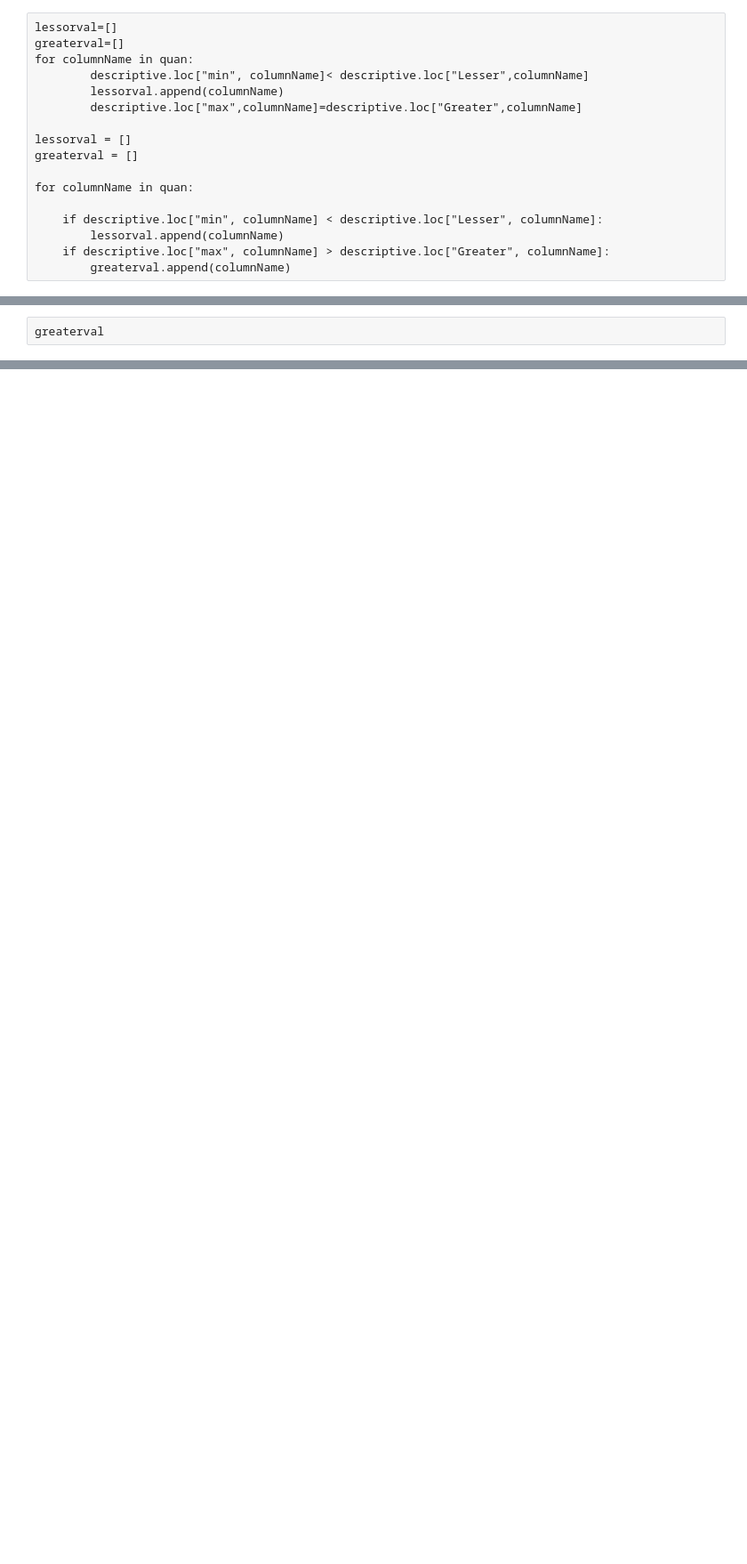
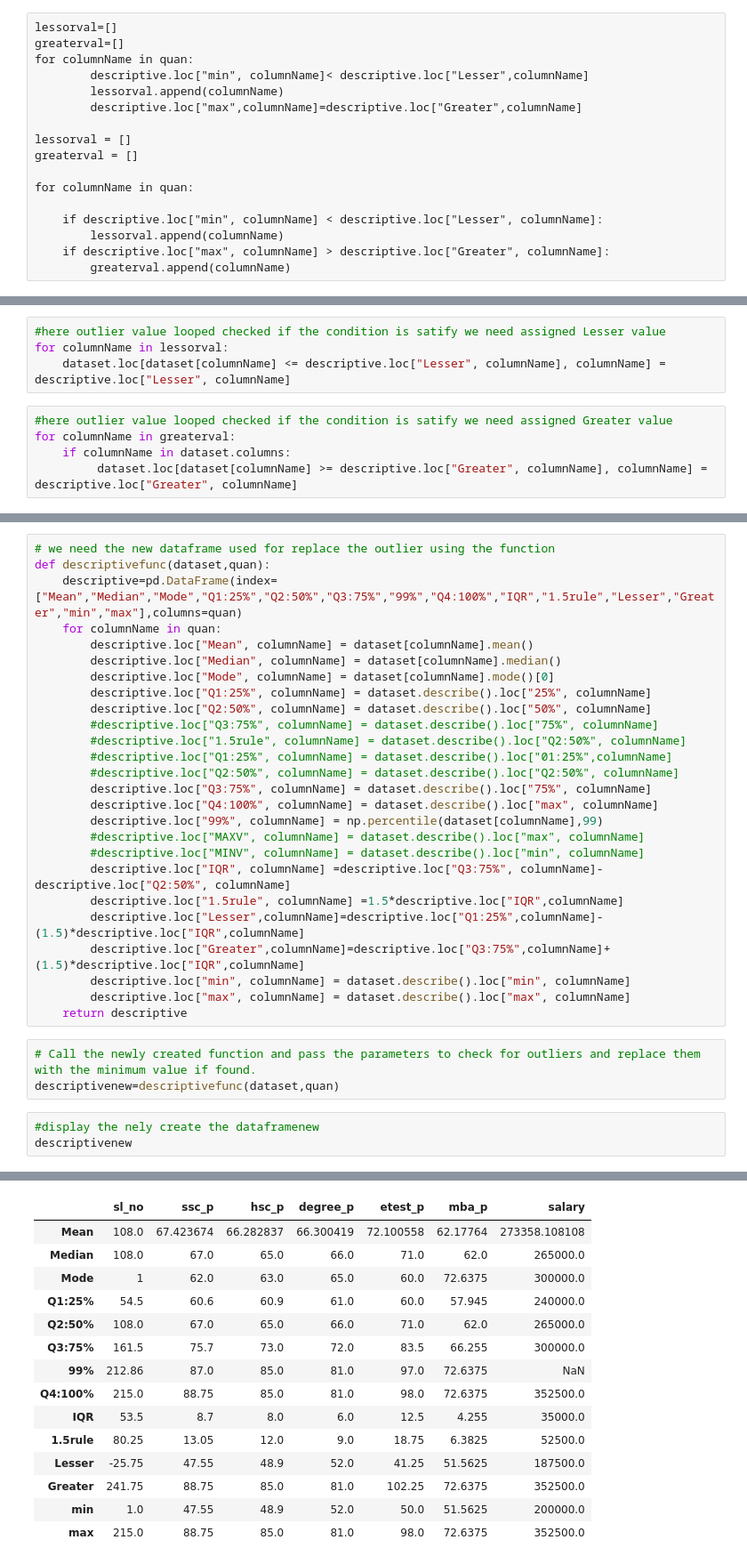
Before and after one commit to madhucarreier/Finding-outlier, a Jupyter notebook: Finding_outlier.ipynb, the cells around one changed output, grey strips where cells are left out. Shown at 89% size. Cells and saved outputs as stored; diff of their text form; blank space fills up the shorter version.

```diff
--- a/Finding_outlier.ipynb
+++ b/Finding_outlier.ipynb
@@ -421,0 +443,9 @@ dataset
+# %%
+#here outlier value looped checked if the condition is satify we need assigned Lesser value
+for columnName in lessorval:
+    dataset.loc[dataset[columnName] <= descriptive.loc["Lesser", columnName], columnName] = descriptive.loc["Lesser", columnName]
+# %%
+#here outlier value looped checked if the condition is satify we need assigned Greater value
+for columnName in greaterval:
+    if columnName in dataset.columns:
+         dataset.loc[dataset[columnName] >= descriptive.loc["Greater", columnName], columnName] = descriptive.loc["Greater", columnName]
@@ -422,3 +477,33 @@ dataset
+# %%
+# we need the new dataframe used for replace the outlier using the function
+def descriptivefunc(dataset,quan):
+    descriptive=pd.DataFrame(index=["Mean","Median","Mode","Q1:25%","Q2:50%","Q3:75%","99%","Q4:100%","IQR","1.5rule","Lesser","Greater","min","max"],columns=quan)
+    for columnName in quan:
+        descriptive.loc["Mean", columnName] = dataset[columnName].mean()
+        descriptive.loc["Median", columnName] = dataset[columnName].median()
+        descriptive.loc["Mode", columnName] = dataset[columnName].mode()[0]
+        descriptive.loc["Q1:25%", columnName] = dataset.describe().loc["25%", columnName]
+        descriptive.loc["Q2:50%", columnName] = dataset.describe().loc["50%", columnName]
+        #descriptive.loc["Q3:75%", columnName] = dataset.describe().loc["75%", columnName]
+        #descriptive.loc["1.5rule", columnName] = dataset.describe().loc["Q2:50%", columnName]
+        #descriptive.loc["Q1:25%", columnName] = dataset.describe().loc["01:25%",columnName]
+        #descriptive.loc["Q2:50%", columnName] = dataset.describe().loc["Q2:50%", columnName]
+        descriptive.loc["Q3:75%", columnName] = dataset.describe().loc["75%", columnName]
+        descriptive.loc["Q4:100%", columnName] = dataset.describe().loc["max", columnName]
+        descriptive.loc["99%", columnName] = np.percentile(dataset[columnName],99)
+        #descriptive.loc["MAXV", columnName] = dataset.describe().loc["max", columnName]
+        #descriptive.loc["MINV", columnName] = dataset.describe().loc["min", columnName]
+        descriptive.loc["IQR", columnName] =descriptive.loc["Q3:75%", columnName]-descriptive.loc["Q2:50%", columnName]
+        descriptive.loc["1.5rule", columnName] =1.5*descriptive.loc["IQR",columnName]
+        descriptive.loc["Lesser",columnName]=descriptive.loc["Q1:25%",columnName]-(1.5)*descriptive.loc["IQR",columnName]
+        descriptive.loc["Greater",columnName]=descriptive.loc["Q3:75%",columnName]+(1.5)*descriptive.loc["IQR",columnName]
+        descriptive.loc["min", columnName] = dataset.describe().loc["min", columnName]
+        descriptive.loc["max", columnName] = dataset.describe().loc["max", columnName]
+    return descriptive
+# %%
+# Call the newly created function and pass the parameters to check for outliers and replace them with the minimum value if found.
+descriptivenew=descriptivefunc(dataset,quan)
 # %%
-greaterval
+#display the nely create the dataframenew
+descriptivenew
 # %% [output]
@@ -425,0 +510,15 @@ greaterval
+|  | sl_no | ssc_p | hsc_p | degree_p | etest_p | mba_p | salary |
+| Mean | 108.0 | 67.423674 | 66.282837 | 66.300419 | 72.100558 | 62.17764 | 273358.108108 |
+| Median | 108.0 | 67.0 | 65.0 | 66.0 | 71.0 | 62.0 | 265000.0 |
+| Mode | 1 | 62.0 | 63.0 | 65.0 | 60.0 | 72.6375 | 300000.0 |
+| Q1:25% | 54.5 | 60.6 | 60.9 | 61.0 | 60.0 | 57.945 | 240000.0 |
+| Q2:50% | 108.0 | 67.0 | 65.0 | 66.0 | 71.0 | 62.0 | 265000.0 |
+| Q3:75% | 161.5 | 75.7 | 73.0 | 72.0 | 83.5 | 66.255 | 300000.0 |
+| 99% | 212.86 | 87.0 | 85.0 | 81.0 | 97.0 | 72.6375 | NaN |
+| Q4:100% | 215.0 | 88.75 | 85.0 | 81.0 | 98.0 | 72.6375 | 352500.0 |
+| IQR | 53.5 | 8.7 | 8.0 | 6.0 | 12.5 | 4.255 | 35000.0 |
+| 1.5rule | 80.25 | 13.05 | 12.0 | 9.0 | 18.75 | 6.3825 | 52500.0 |
+| Lesser | -25.75 | 47.55 | 48.9 | 52.0 | 41.25 | 51.5625 | 187500.0 |
+| Greater | 241.75 | 88.75 | 85.0 | 81.0 | 102.25 | 72.6375 | 352500.0 |
+| min | 1.0 | 47.55 | 48.9 | 52.0 | 50.0 | 51.5625 | 200000.0 |
+| max | 215.0 | 88.75 | 85.0 | 81.0 | 98.0 | 72.6375 | 352500.0 |
```
Also changed, not shown: parts of 60 cells of this notebook.
